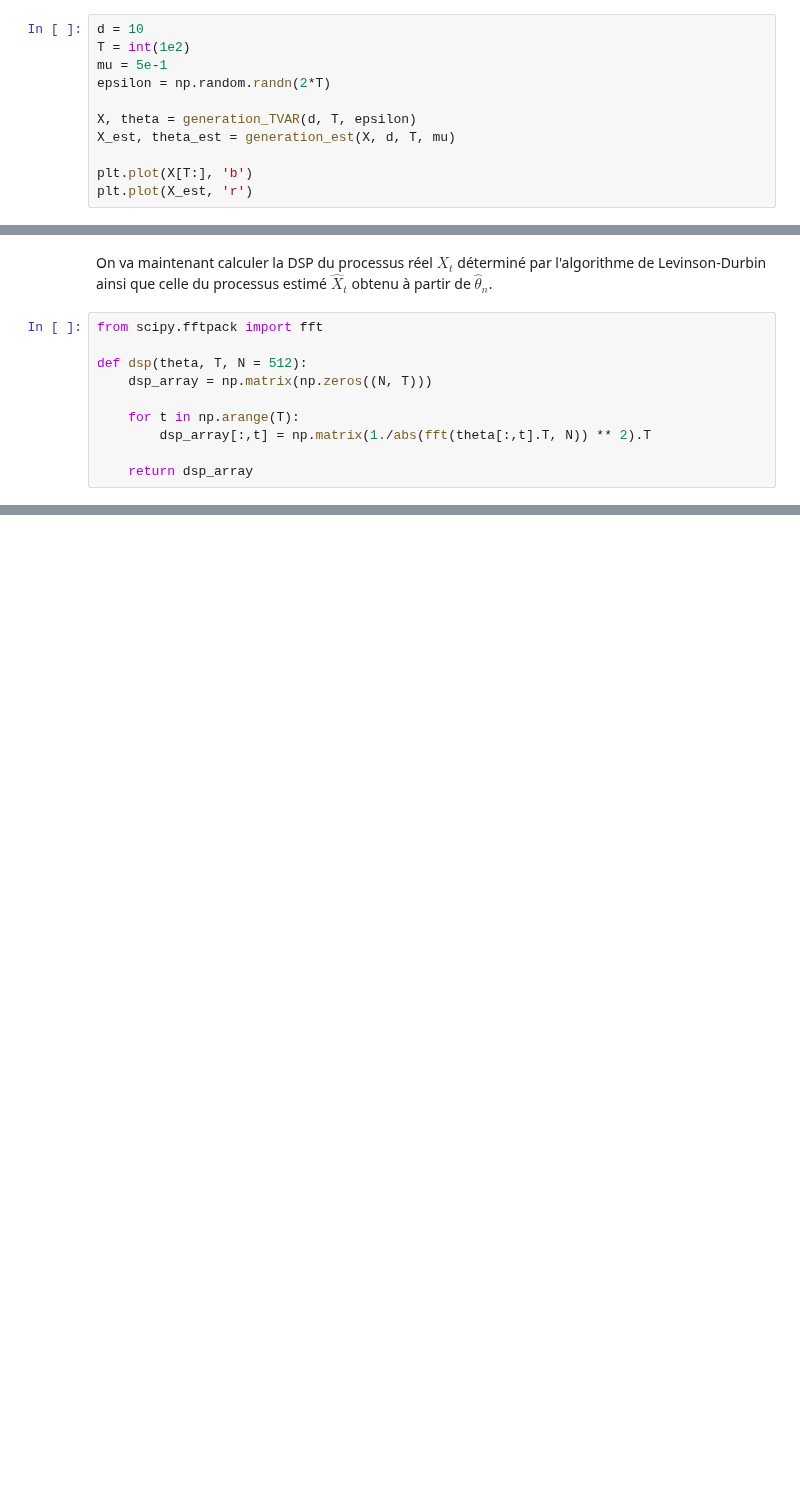
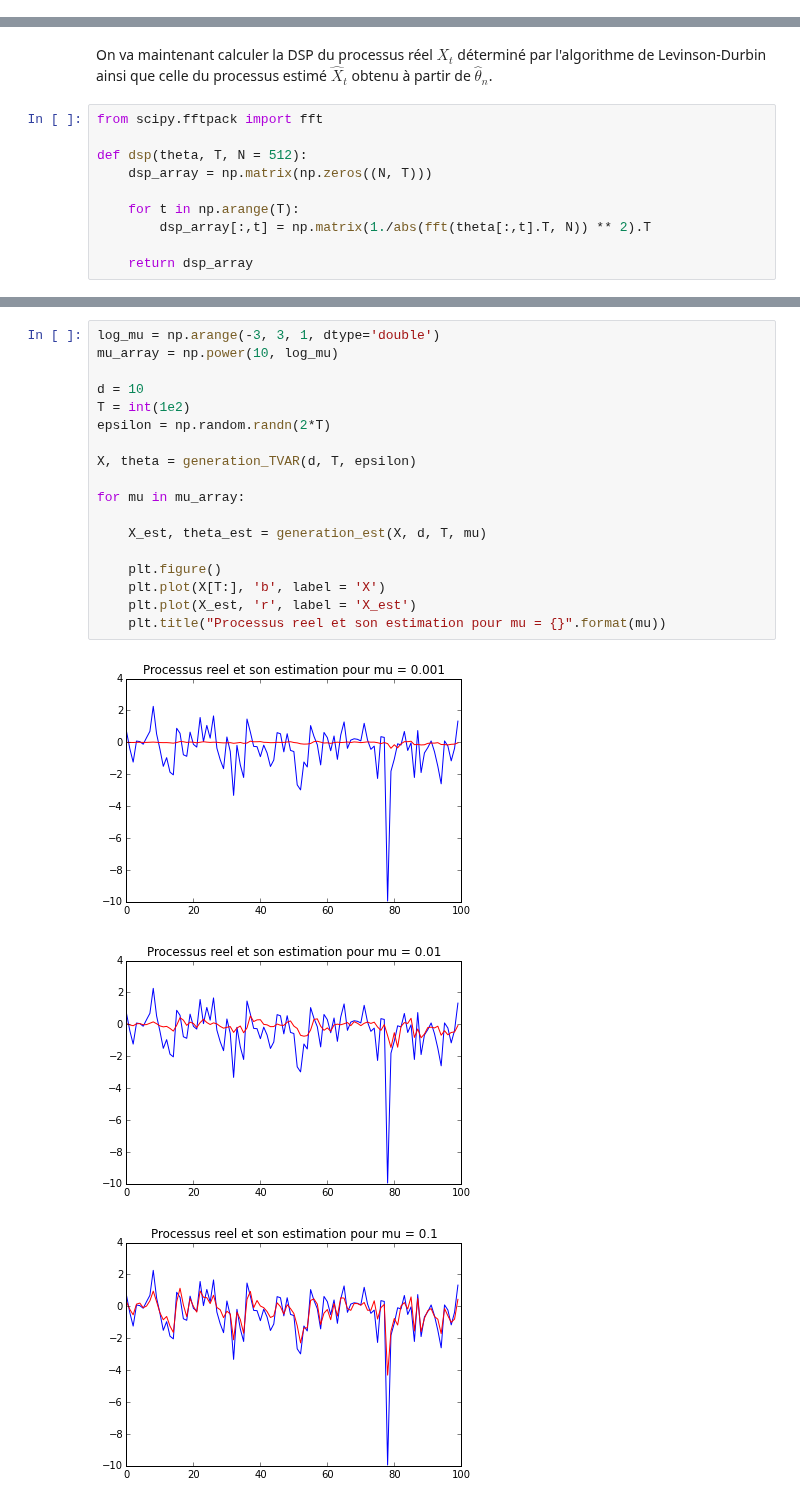
Before and after one commit to jngod2011/TVAR_Prediction, a Jupyter notebook: SIGMA205_exemple_TVAR(2).ipynb, the cells around one changed output, grey strips where cells are left out. Saved outputs shown, nothing was run; the diff lists cells and outputs as text; blank space fills up the shorter version.

```diff
--- a/SIGMA205_exemple_TVAR(2).ipynb
+++ b/SIGMA205_exemple_TVAR(2).ipynb
@@ -288,14 +288,3 @@ def generation_est(X, d, T, mu):
         X_est[k] = np.dot(XX, theta_est[:,k])
 
     return X_est, theta_est
-# %%
-d = 10
-T = int(1e2)
-mu = 5e-1
-epsilon = np.random.randn(2*T)
-
-X, theta = generation_TVAR(d, T, epsilon)
-X_est, theta_est = generation_est(X, d, T, mu)
-
-plt.plot(X[T:], 'b')
-plt.plot(X_est, 'r')
@@ -316,0 +305,22 @@ def dsp(theta, T, N = 512):
+# %%
+log_mu = np.arange(-3, 3, 1, dtype='double')
+mu_array = np.power(10, log_mu)
+
+d = 10
+T = int(1e2)
+epsilon = np.random.randn(2*T)
+
+X, theta = generation_TVAR(d, T, epsilon)
+
+for mu in mu_array:
+
+    X_est, theta_est = generation_est(X, d, T, mu)
+
+    plt.figure()
+    plt.plot(X[T:], 'b', label = 'X')
+    plt.plot(X_est, 'r', label = 'X_est')
+    plt.title("Processus reel et son estimation pour mu = {}".format(mu))
+# %% [output]
+[figure, added]
+[figure, added]
+[figure, added]
```
Also changed, not shown: parts of 11 cells of this notebook.
